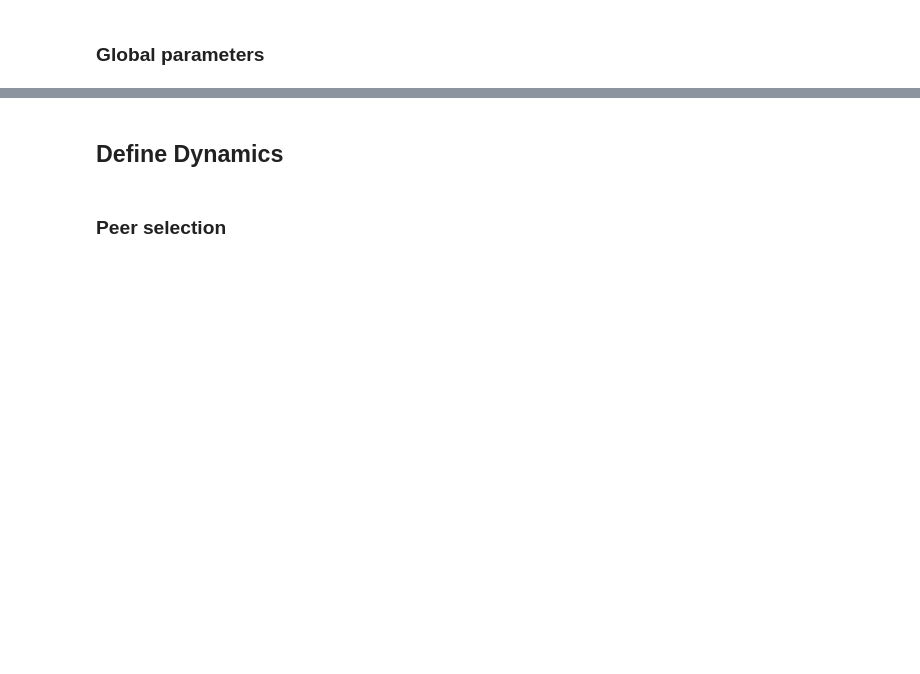
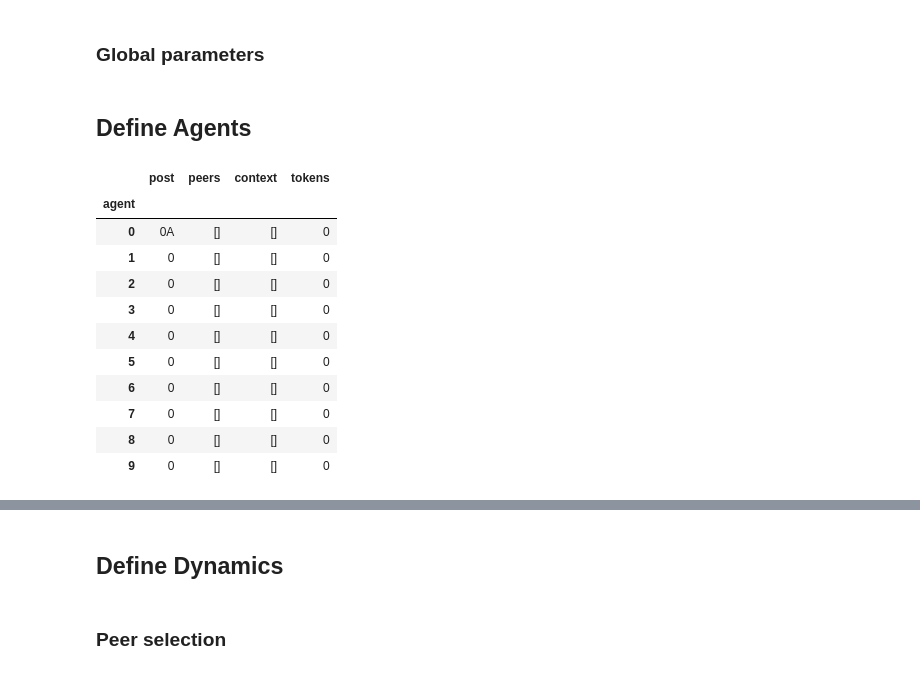
Before and after one commit to debatelab/ada-simulation, a Jupyter notebook: belief-dynamics_with_lms.ipynb, the cells around one changed output, grey strips where cells are left out. Drawn from its saved outputs; the diff is of its cells as text; code cells hidden in the pictures; blank space fills up the shorter version.

```diff
--- a/belief-dynamics_with_lms.ipynb
+++ b/belief-dynamics_with_lms.ipynb
@@ -137 +192,53 @@ decoding_parameters = {
 }
+# %% [markdown]
+## Define Agents
+# %%
+class AbstractLMAgent:
+    """Interface for different LM agents"""
+    model: GPT2LMHeadModel
+    tokenizer: GPT2Tokenizer
+    conversation: Conversation
+    agent_id: int
+
+    def update_peers(t: int):
+        pass
+
+    def update_perspective(t: int):
+        pass
+
+    def make_contribution(t: int):
+        pass
+# %%
+class LMAgent(AbstractLMAgent):
+    def __init__(self,
+                 model: GPT2LMHeadModel,
+                 tokenizer: GPT2Tokenizer,
+                 conversation: Conversation,
+                 agent_id: int
+                ):
+        self.model = model
+        self.tokenizer = tokenizer
+        self.conversation = conversation
+        self.agent_id = agent_id
+
+    def make_contribution(self, t: int):
+        conversation.data.loc[t, self.agent_id].post=str(self.agent_id)+"A"
+# %%
+conversation = Conversation(global_parameters,topic)
+agent1 = LMAgent(model, tokenizer, conversation, 0)
+agent2 = LMAgent(model, tokenizer, conversation, 1)
+agent1.make_contribution(49)
+agent2.conversation.data.loc[49]
+# %% [output]
+|  | post | peers | context | tokens |
+| agent |  |  |  |  |
+| 0 | 0A | [] | [] | 0 |
+| 1 | 0 | [] | [] | 0 |
+| 2 | 0 | [] | [] | 0 |
+| 3 | 0 | [] | [] | 0 |
+| 4 | 0 | [] | [] | 0 |
+| 5 | 0 | [] | [] | 0 |
+| 6 | 0 | [] | [] | 0 |
+| 7 | 0 | [] | [] | 0 |
+| 8 | 0 | [] | [] | 0 |
+| 9 | 0 | [] | [] | 0 |
```
Also changed, not shown: parts of 55 cells of this notebook.
